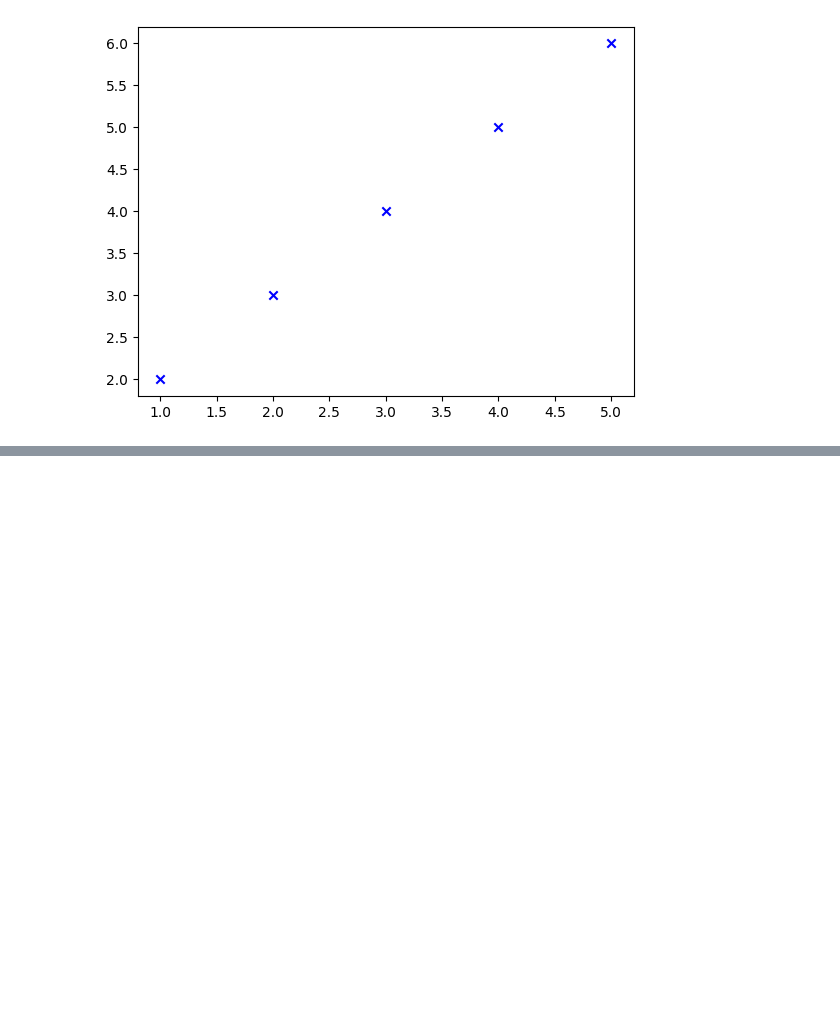
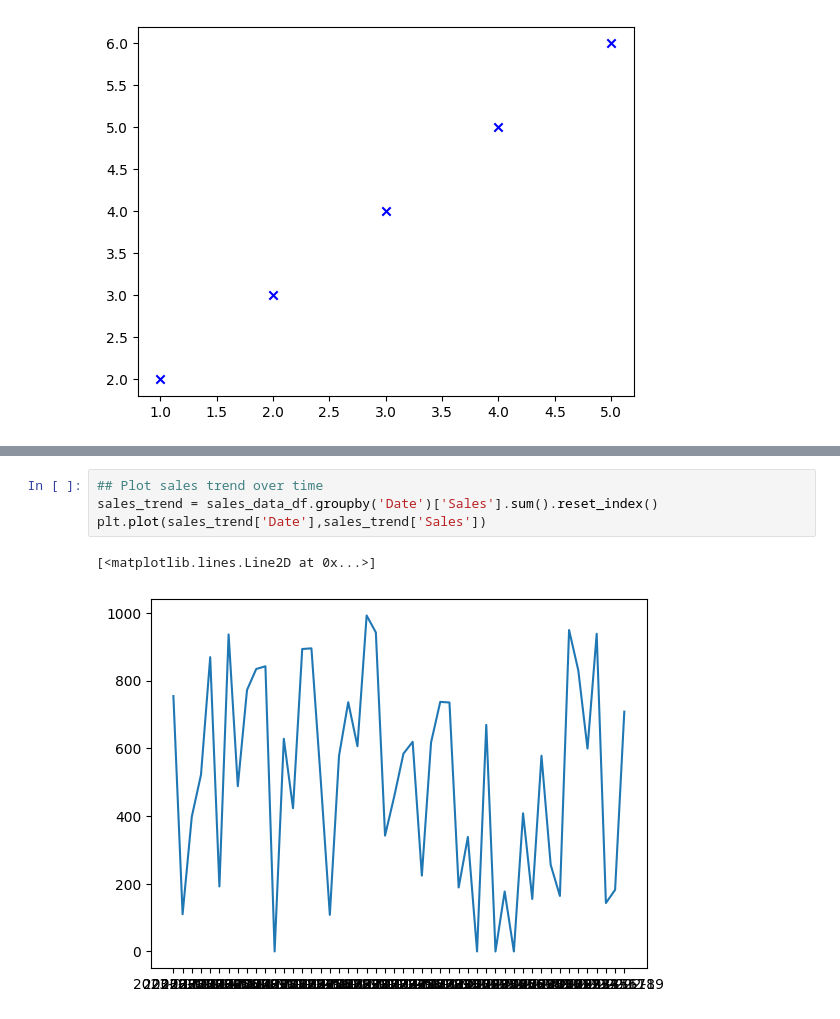
Before and after one commit to JASH2329/Python, a Jupyter notebook: Desktop/Data Analyst Boot Camp/Python/MatplotLib.ipynb, the cells around one changed output, grey strips where cells are left out. Cells and saved outputs as stored; diff of their text form; blank space fills up the shorter version.

```diff
--- a/Desktop/Data Analyst Boot Camp/Python/MatplotLib.ipynb
+++ b/Desktop/Data Analyst Boot Camp/Python/MatplotLib.ipynb
@@ -118,0 +183,7 @@ plt.scatter(x,y,color="blue", marker='x')
+# %%
+## Plot sales trend over time
+sales_trend = sales_data_df.groupby('Date')['Sales'].sum().reset_index()
+plt.plot(sales_trend['Date'],sales_trend['Sales'])
+# %% [output]
+[<matplotlib.lines.Line2D at 0x...>]
+[figure, added]
```
Also changed, not shown: parts of 6 cells of this notebook, 2 other files.
